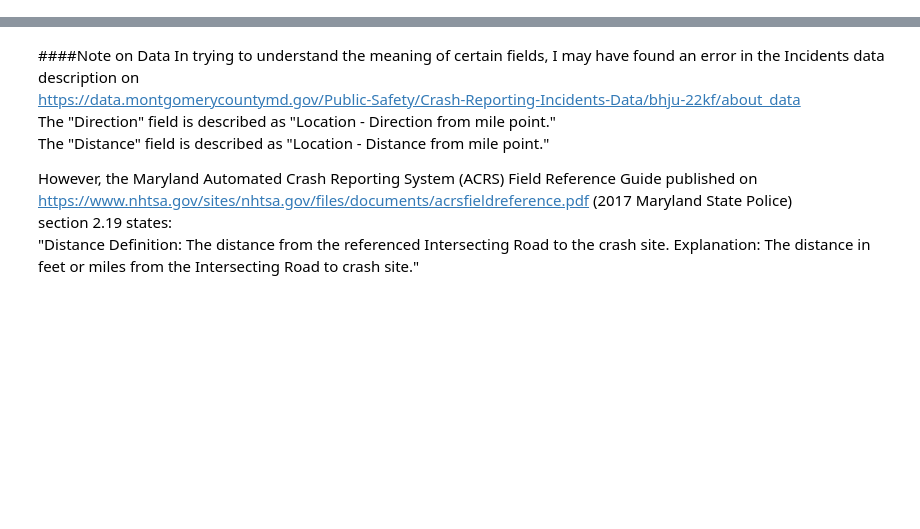
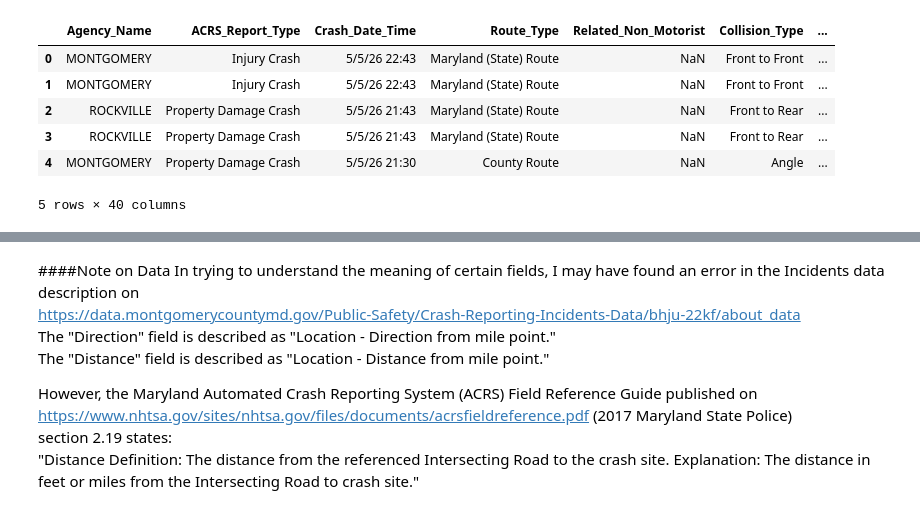
Before and after one commit to Alissa-Ouspen/data201_alissa, a Jupyter notebook: final/crash_df_manip.ipynb, the cells around one changed output, grey strips where cells are left out. Drawn from its saved outputs; the diff is of its cells as text; code cells hidden in the pictures; blank space fills up the shorter version.

```diff
--- a/final/crash_df_manip.ipynb
+++ b/final/crash_df_manip.ipynb
@@ -45,0 +79,8 @@ Incidents_df = pd.read_csv(io.BytesIO(uploaded["Incidents.csv"]), dtype=incident
+# %%
+# Use left merge to keep all rows of Drivers_df, discard rows from Incidents_df
+#that don't have a match in the key (Report_Number) column
+
+merged_df = pd.merge(
+    Drivers_df, Incidents_df, how = "left", on = ["Report_Number"]
+)
+#merged_df.head()
@@ -45,0 +89,2 @@ Incidents_df = pd.read_csv(io.BytesIO(uploaded["Incidents.csv"]), dtype=incident
+# %%
+merged_df["Vehicle_Year"] = merged_df["Vehicle_Year"].apply(lambda x: np.where(x < 1930, np.nan, x))
@@ -45,0 +112,3 @@ Incidents_df = pd.read_csv(io.BytesIO(uploaded["Incidents.csv"]), dtype=incident
+# %%
+merged_df["Vehicle_Year"] = merged_df["Vehicle_Year"].apply(lambda x: np.where(x > 2026, np.nan, x))
+merged_df[merged_df["Vehicle_Year"] > 2026].count()
@@ -45,0 +206,13 @@ Incidents_df = pd.read_csv(io.BytesIO(uploaded["Incidents.csv"]), dtype=incident
+# %%
+column_list_abridged = ["Agency_Name", "ACRS_Report_Type", "Crash_Date_Time", "Route_Type", "Related_Non_Motorist", "Collision_Type", "Weather", "Surface_Condition", "Ambient_Light", "Traffic_Control", "Driver_Substance_Use", "Non_Motorist_Substance_Use", "Driver_At_Fault", "Injury_Severity", "Circumstance", "Driver_Distraction", "Drivers_License_State", "Vehicle_ID", "Vehicle_Damage", "Veh_1st_Impact_Loc", "Veh_Body_Type", "Vehicle_Movement", "Veh_Going_Dir", "Speed_Limit", "Driverless_Vehicle", "Parked_Vehicle", "Vehicle_Year", "Vehicle_Make", "Veh_Model", "Hit_Run", "Lane_Type", "At Fault", "First_Harmful_Event", "Second_Harmful_Event", "Junction", "Intersection_Type", "Road Alignment", "Road_Condition", "Road_Division","Location"]
+# %%
+merged_cleaned_df = merged_df[column_list_abridged].copy()
+merged_cleaned_df.head()
+# %% [output]
+|  | Agency_Name | ACRS_Report_Type | Crash_Date_Time | Route_Type | Related_Non_Motorist | Collision_Type | ... |
+| 0 | MONTGOMERY | Injury Crash | 5/5/26 22:43 | Maryland (State) Route | NaN | Front to Front | ... |
+| 1 | MONTGOMERY | Injury Crash | 5/5/26 22:43 | Maryland (State) Route | NaN | Front to Front | ... |
+| 2 | ROCKVILLE | Property Damage Crash | 5/5/26 21:43 | Maryland (State) Route | NaN | Front to Rear | ... |
+| 3 | ROCKVILLE | Property Damage Crash | 5/5/26 21:43 | Maryland (State) Route | NaN | Front to Rear | ... |
+| 4 | MONTGOMERY | Property Damage Crash | 5/5/26 21:30 | County Route | NaN | Angle | ... |
+5 rows × 40 columns
```
Also changed, not shown: parts of 30 cells of this notebook, 2 other files.
